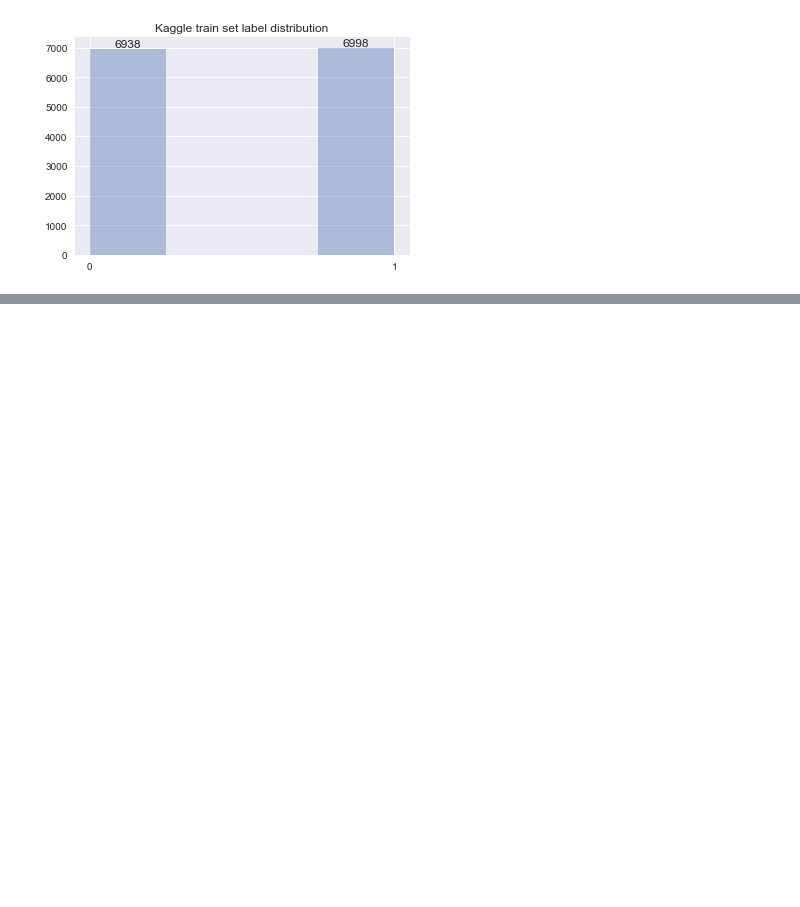
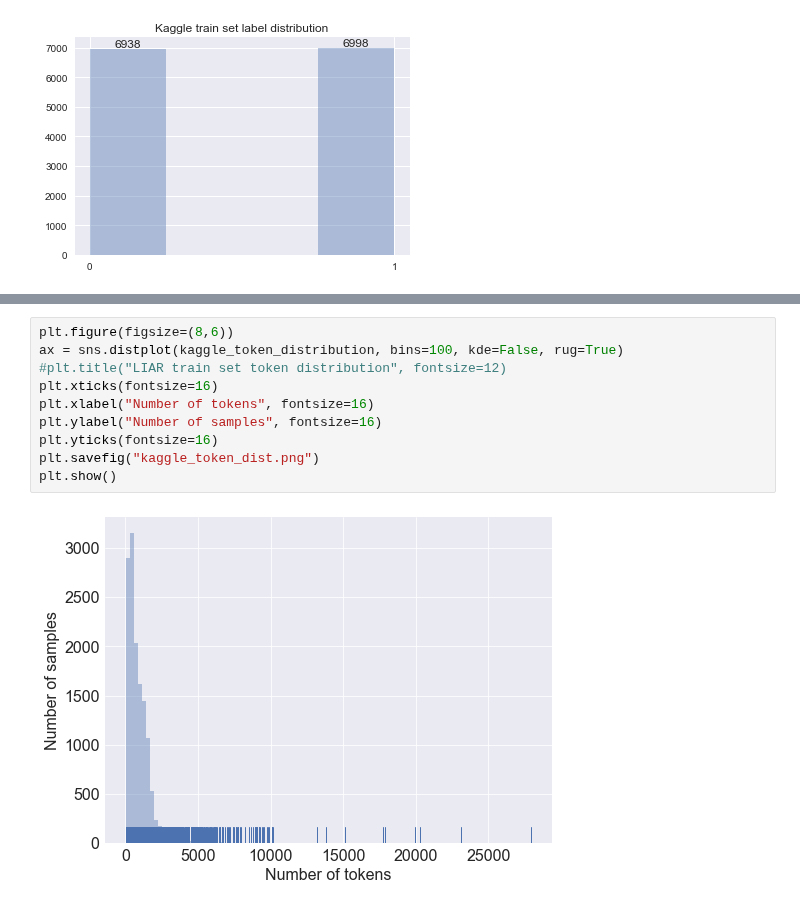
Before and after one commit to fuaadmire/thesis, a Jupyter notebook: descriptive_analysis_of_datasets.ipynb, the cells around one changed output, grey strips where cells are left out. Saved outputs shown, nothing was run; the diff lists cells and outputs as text; blank space fills up the shorter version.

```diff
--- a/descriptive_analysis_of_datasets.ipynb
+++ b/descriptive_analysis_of_datasets.ipynb
@@ -129,0 +171,12 @@ plt.show()
+# %%
+plt.figure(figsize=(8,6))
+ax = sns.distplot(kaggle_token_distribution, bins=100, kde=False, rug=True)
+#plt.title("LIAR train set token distribution", fontsize=12)
+plt.xticks(fontsize=16)
+plt.xlabel("Number of tokens", fontsize=16)
+plt.ylabel("Number of samples", fontsize=16)
+plt.yticks(fontsize=16)
+plt.savefig("kaggle_token_dist.png")
+plt.show()
+# %% [output]
+[figure, added]
```
Also changed, not shown: parts of 9 cells of this notebook.
